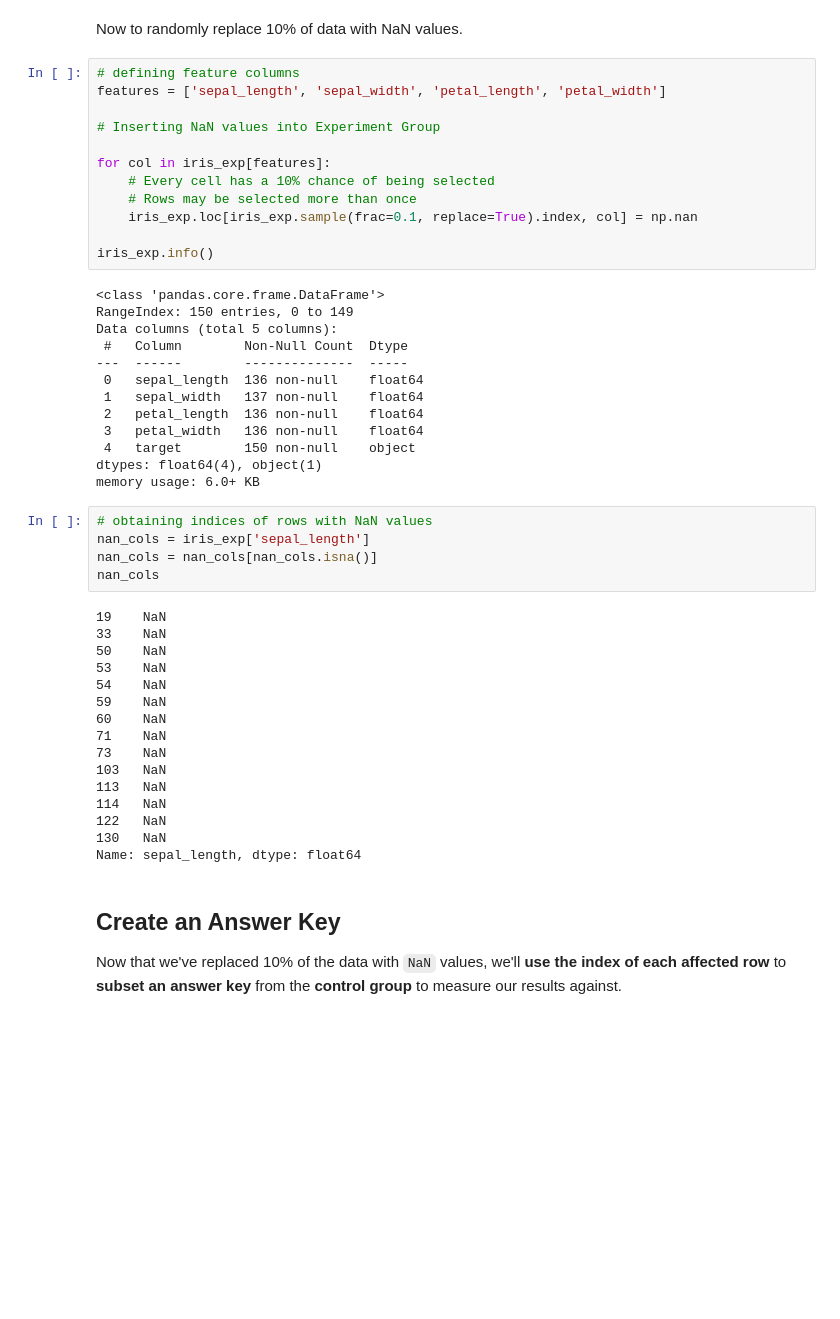
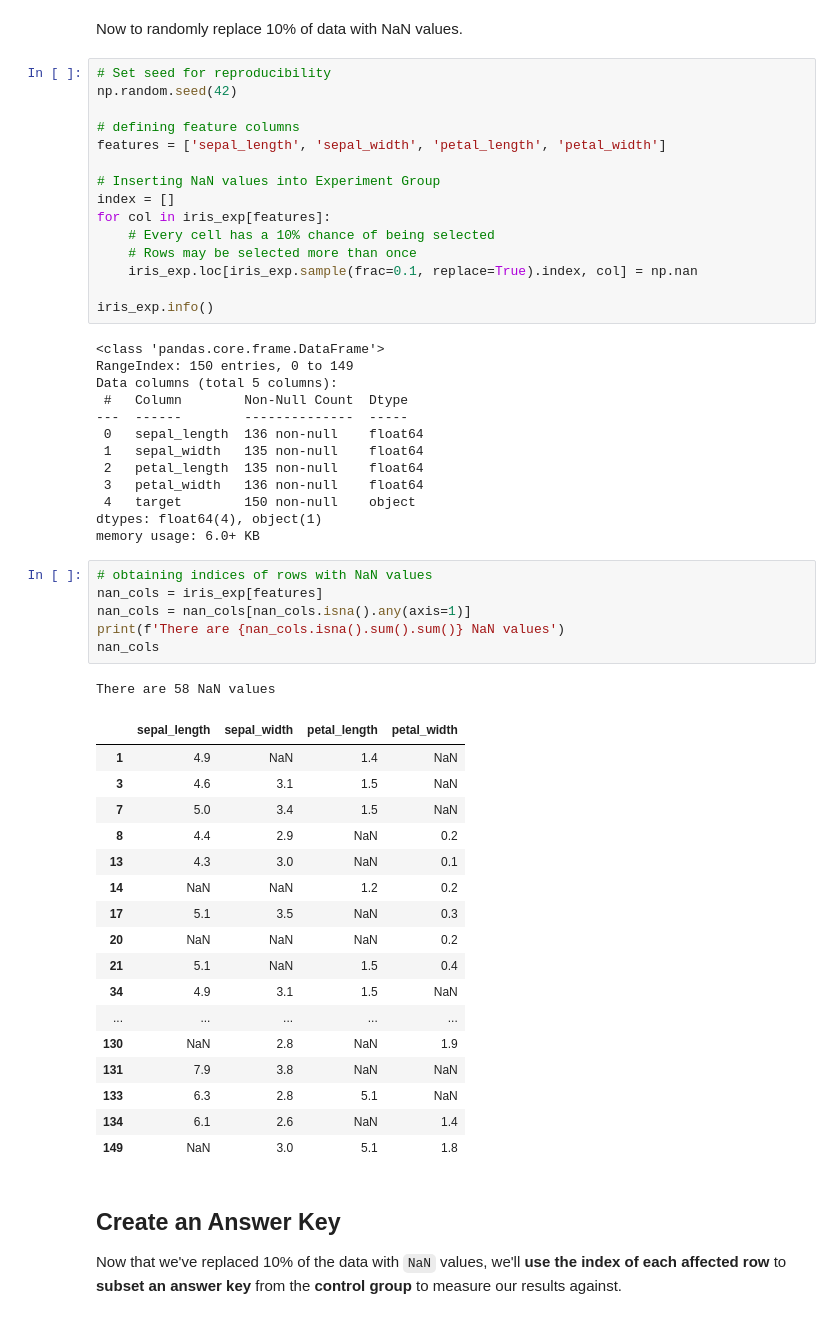
Before and after one commit to bmauss/KNN_Imputation_Evaluation, a Jupyter notebook: KNN Imputation- Iris.ipynb, the cells around one changed output. Saved outputs shown, nothing was run; the diff lists cells and outputs as text; blank space fills up the shorter version.

```diff
--- a/KNN Imputation- Iris.ipynb
+++ b/KNN Imputation- Iris.ipynb
@@ -69,11 +66,14 @@ iris_exp.head()
 # %% [markdown]
 Now to randomly replace 10% of data with NaN values.
 # %%
+# Set seed for reproducibility
+np.random.seed(42)
+
 # defining feature columns
 features = ['sepal_length', 'sepal_width', 'petal_length', 'petal_width']
 
 # Inserting NaN values into Experiment Group
-
+index = []
 for col in iris_exp[features]:
     # Every cell has a 10% chance of being selected
     # Rows may be selected more than once
@@ -87,33 +87,37 @@ Data columns (total 5 columns):
  #   Column        Non-Null Count  Dtype
 ---  ------        --------------  -----
  0   sepal_length  136 non-null    float64
- 1   sepal_width   137 non-null    float64
- 2   petal_length  136 non-null    float64
+ 1   sepal_width   135 non-null    float64
+ 2   petal_length  135 non-null    float64
  3   petal_width   136 non-null    float64
  4   target        150 non-null    object
 dtypes: float64(4), object(1)
 memory usage: 6.0+ KB
 # %%
 # obtaining indices of rows with NaN values
-nan_cols = iris_exp['sepal_length']
-nan_cols = nan_cols[nan_cols.isna()]
+nan_cols = iris_exp[features]
+nan_cols = nan_cols[nan_cols.isna().any(axis=1)]
+print(f'There are {nan_cols.isna().sum().sum()} NaN values')
 nan_cols
 # %% [output]
-19    NaN
-33    NaN
-50    NaN
-53    NaN
-54    NaN
-59    NaN
-60    NaN
-71    NaN
-73    NaN
-103   NaN
-113   NaN
-114   NaN
-122   NaN
-130   NaN
-Name: sepal_length, dtype: float64
+There are 58 NaN values
+|  | sepal_length | sepal_width | petal_length | petal_width |
+| 1 | 4.9 | NaN | 1.4 | NaN |
+| 3 | 4.6 | 3.1 | 1.5 | NaN |
+| 7 | 5.0 | 3.4 | 1.5 | NaN |
+| 8 | 4.4 | 2.9 | NaN | 0.2 |
+| 13 | 4.3 | 3.0 | NaN | 0.1 |
+| 14 | NaN | NaN | 1.2 | 0.2 |
+| 17 | 5.1 | 3.5 | NaN | 0.3 |
+| 20 | NaN | NaN | NaN | 0.2 |
+| 21 | 5.1 | NaN | 1.5 | 0.4 |
+| 34 | 4.9 | 3.1 | 1.5 | NaN |
+| ... | ... | ... | ... | ... |
+| 130 | NaN | 2.8 | NaN | 1.9 |
+| 131 | 7.9 | 3.8 | NaN | NaN |
+| 133 | 6.3 | 2.8 | 5.1 | NaN |
+| 134 | 6.1 | 2.6 | NaN | 1.4 |
+| 149 | NaN | 3.0 | 5.1 | 1.8 |
 # %% [markdown]
 ## Create an Answer Key
 
```
Also changed, not shown: parts of 15 cells of this notebook.
